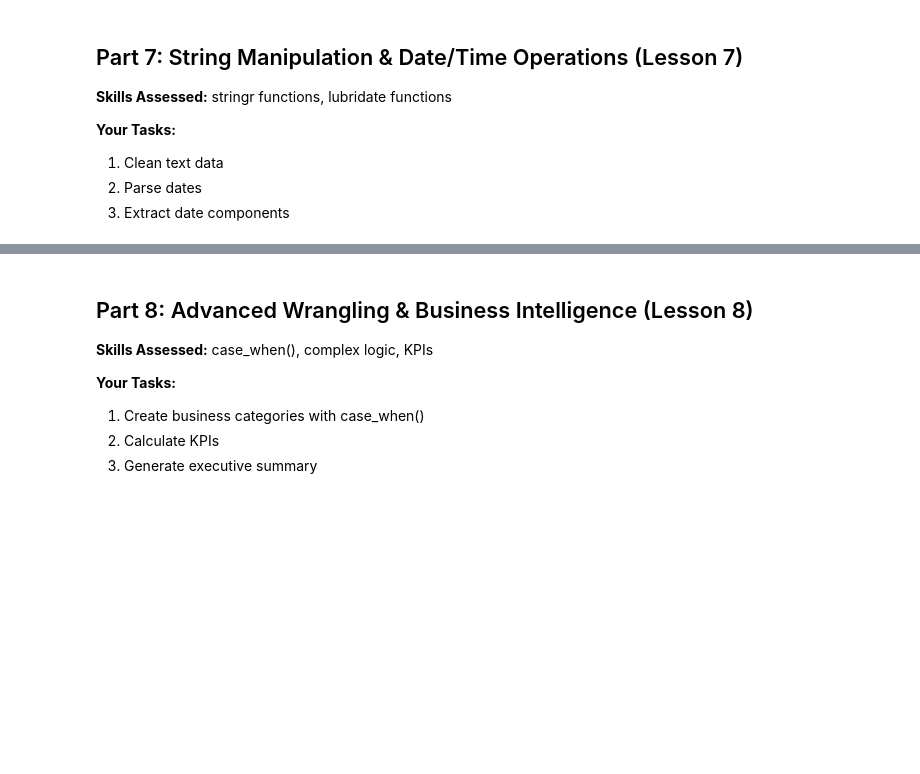
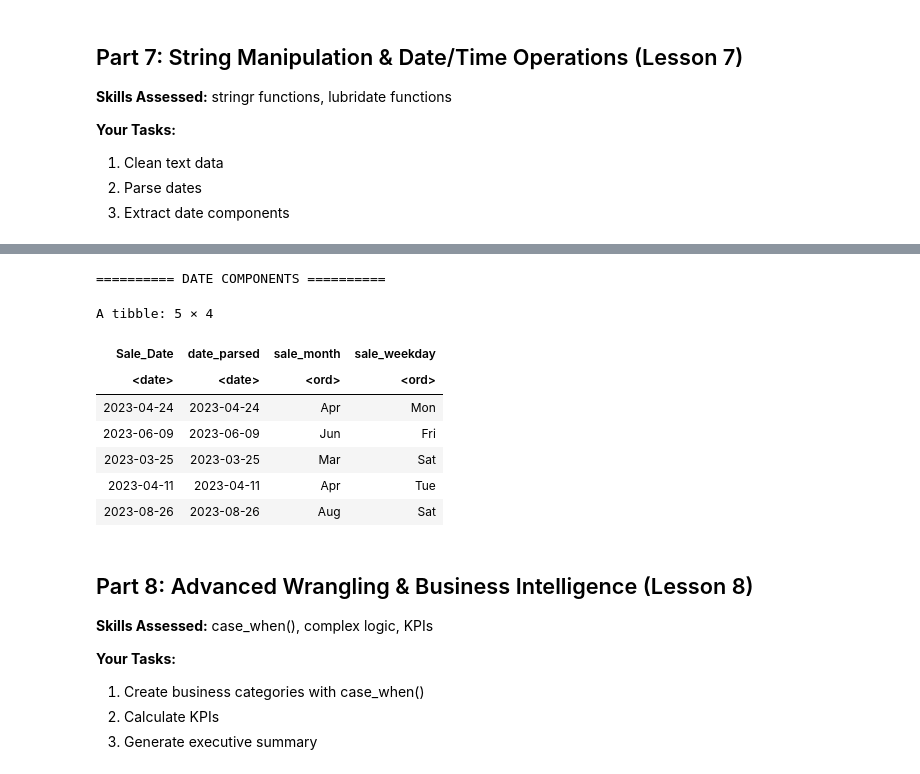
Before and after one commit to UTSA-Humphries-Data-Science/assignment-1-version-3-vivicowan, a Jupyter notebook: assignment/Midterm/MIDTERM_EXAM_COMPREHENSIVE.ipynb, the cells around one changed output, grey strips where cells are left out. Saved outputs shown, nothing was run; the diff lists cells and outputs as text; code cells hidden in the pictures; blank space fills up the shorter version.

```diff
--- a/assignment/Midterm/MIDTERM_EXAM_COMPREHENSIVE.ipynb
+++ b/assignment/Midterm/MIDTERM_EXAM_COMPREHENSIVE.ipynb
@@ -658,19 +688,31 @@ head(sales_enhanced %>% select(Region, region_clean, Product_Category, category_
 # %%
 # Task 7.2: Parse Dates and Extract Components
 # TODO: Add these date-related columns using mutate():
 #   - date_parsed: Parse Sale_Date column (use ymd(), mdy(), or dmy() as appropriate)
 #   - sale_month: Extract month name from date_parsed
 #   - sale_weekday: Extract weekday name from date_parsed
 
 
 sales_enhanced <- sales_enhanced %>%
   mutate(
     # Your code here:
-
+    date_parsed = ymd(Sale_Date),
+    sale_month = month(date_parsed, label = TRUE),
+    sale_weekday = wday(date_parsed, label = TRUE)
   )
 
 cat("========== DATE COMPONENTS ==========\n")
 head(sales_enhanced %>% select(Sale_Date, date_parsed, sale_month, sale_weekday), 5)
+# %% [output]
+========== DATE COMPONENTS ==========
+A tibble: 5 × 4
+| Sale_Date | date_parsed | sale_month | sale_weekday |
+| <date> | <date> | <ord> | <ord> |
+| 2023-04-24 | 2023-04-24 | Apr | Mon |
+| 2023-06-09 | 2023-06-09 | Jun | Fri |
+| 2023-03-25 | 2023-03-25 | Mar | Sat |
+| 2023-04-11 | 2023-04-11 | Apr | Tue |
+| 2023-08-26 | 2023-08-26 | Aug | Sat |
 # %% [markdown]
 ## Part 8: Advanced Wrangling & Business Intelligence (Lesson 8)
 
```
Also changed, not shown: parts of 5 cells of this notebook.
